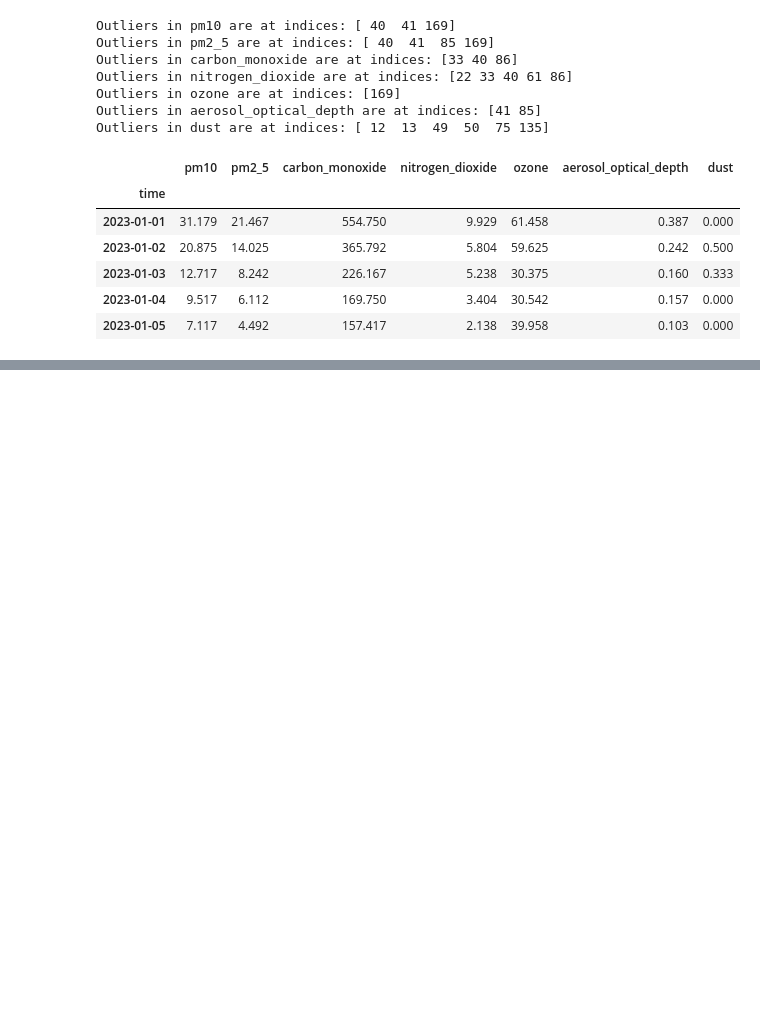
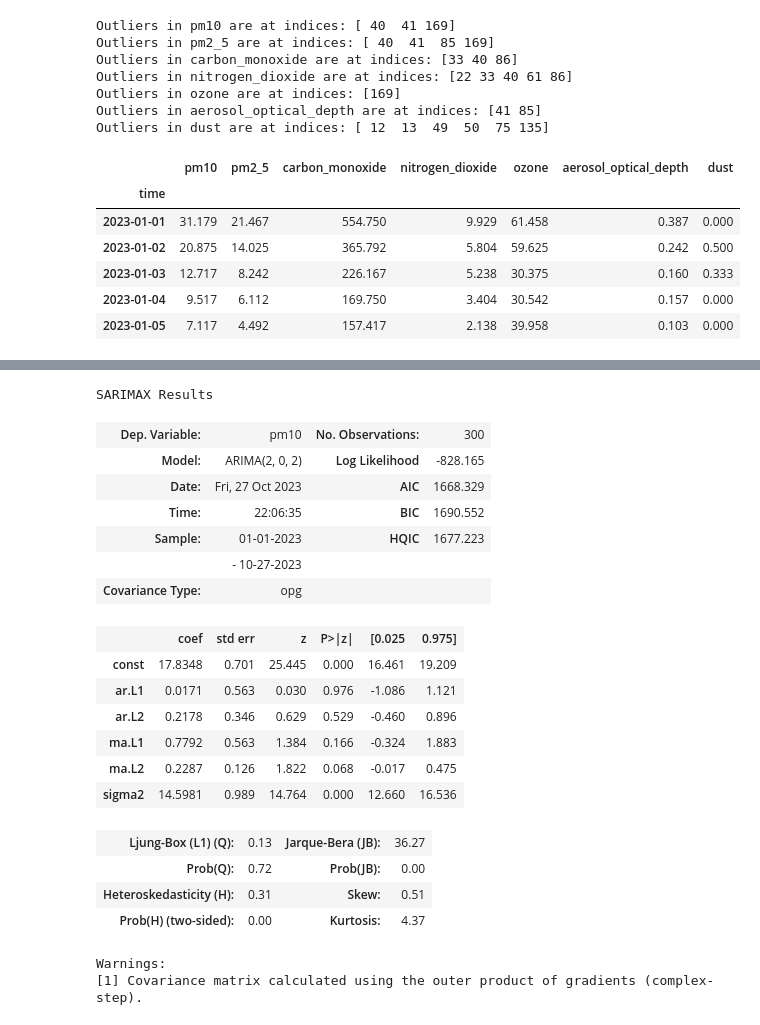
Before and after one commit to kayabaakihiko13/Scrapping_And_Analitic_OpenMeto, a Jupyter notebook: jupyter/test.ipynb, the cells around one changed output, grey strips where cells are left out. Drawn from its saved outputs; the diff is of its cells as text; code cells hidden in the pictures; blank space fills up the shorter version.

```diff
--- a/jupyter/test.ipynb
+++ b/jupyter/test.ipynb
@@ -381,0 +462,66 @@ result
+# %%
+class ARITMA:
+    def __init__(self, p_value, q_value, d_value):
+        self.p_value = p_value
+        self.q_value = q_value
+        self.d_value = d_value
+        self.model = None
+
+    def fit_arima_model(self, data):
+        """
+        Membuat dan melatih model ARIMA.
+
+        Parameters:
+        - data: Seri waktu yang akan dianalisis
+
+        Returns:
+        - results: Hasil model ARIMA yang telah dilatih
+        """
+        self.model = sm.tsa.ARIMA(data, order=(self.p_value, self.d_value, self.q_value))
+        results = self.model.fit()
+        return results
+
+    def forecast_arima_model(self, steps):
+        """
+        Melakukan prediksi menggunakan model ARIMA.
+
+        Parameters:
+        - steps: Jumlah langkah ke depan yang akan diprediksi
+
+        Returns:
+        - forecast: Hasil prediksi
+        """
+        if self.model is None:
+            raise ValueError("Model ARIMA has not been fitted. Please fit the model first.")
+        forecast = self.model.get_forecast(steps=steps)
+        forecast_mean = forecast.predicted_mean
+        return forecast_mean
+# %%
+p_value = best_result["pm10"]["Best p"]
+q_value = best_result["pm10"]["Best q"]
+d_value = best_result["pm10"]["Best d"]
+arima_model = ARITMA(p_value, q_value, d_value)
+model_results = arima_model.fit_arima_model(times_series_df["pm10"])
+model_results.summary()
+# %% [output]
+SARIMAX Results
+| Dep. Variable: | pm10 | No. Observations: | 300 |
+| Model: | ARIMA(2, 0, 2) | Log Likelihood | -828.165 |
+| Date: | Fri, 27 Oct 2023 | AIC | 1668.329 |
+| Time: | 22:06:35 | BIC | 1690.552 |
+| Sample: | 01-01-2023 | HQIC | 1677.223 |
+|  | - 10-27-2023 |  |  |
+| Covariance Type: | opg |  |  |
+|  | coef | std err | z | P>|z| | [0.025 | 0.975] |
+| const | 17.8348 | 0.701 | 25.445 | 0.000 | 16.461 | 19.209 |
+| ar.L1 | 0.0171 | 0.563 | 0.030 | 0.976 | -1.086 | 1.121 |
+| ar.L2 | 0.2178 | 0.346 | 0.629 | 0.529 | -0.460 | 0.896 |
+| ma.L1 | 0.7792 | 0.563 | 1.384 | 0.166 | -0.324 | 1.883 |
+| ma.L2 | 0.2287 | 0.126 | 1.822 | 0.068 | -0.017 | 0.475 |
+| sigma2 | 14.5981 | 0.989 | 14.764 | 0.000 | 12.660 | 16.536 |
+| Ljung-Box (L1) (Q): | 0.13 | Jarque-Bera (JB): | 36.27 |
+| Prob(Q): | 0.72 | Prob(JB): | 0.00 |
+| Heteroskedasticity (H): | 0.31 | Skew: | 0.51 |
+| Prob(H) (two-sided): | 0.00 | Kurtosis: | 4.37 |
+Warnings:
+[1] Covariance matrix calculated using the outer product of gradients (complex-step).
```
Also changed, not shown: parts of 26 cells of this notebook, 3 other files.
